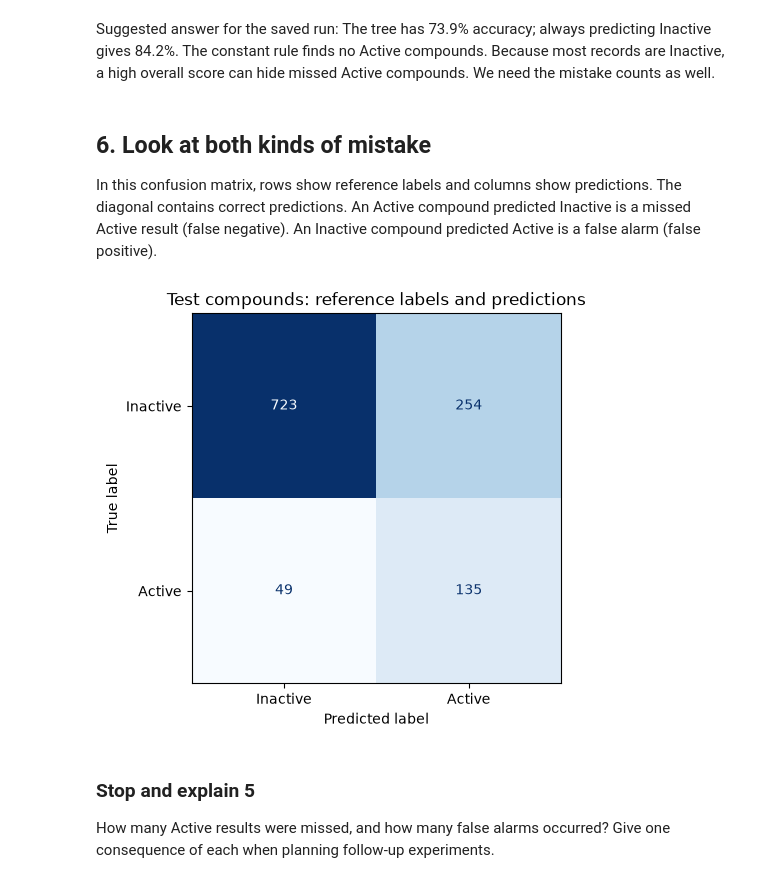
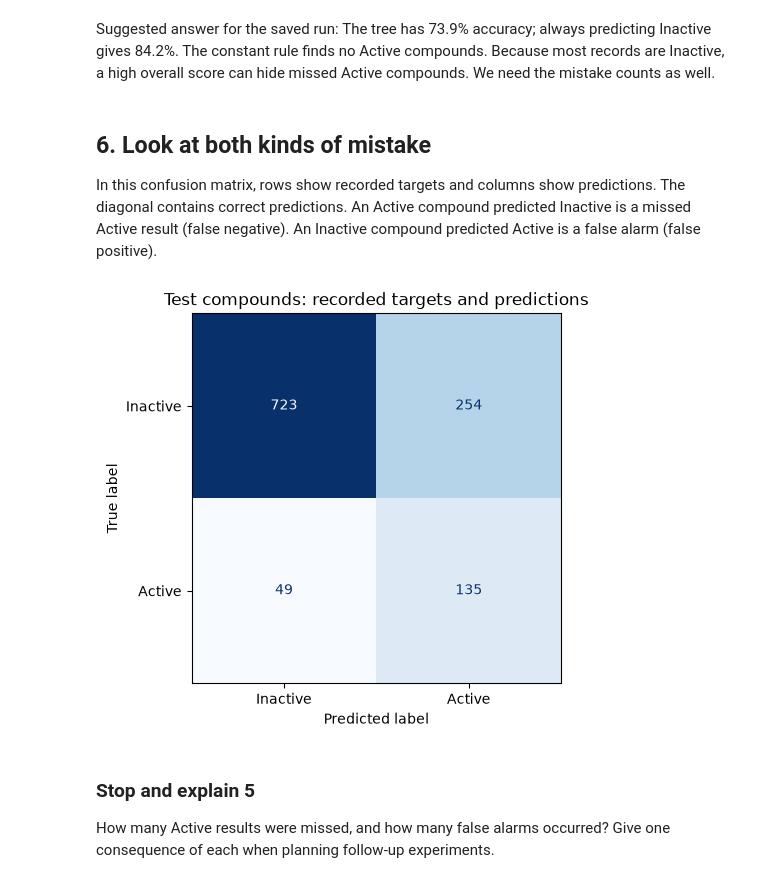
Before and after one commit to CompOmics/ML_AI_Analytical_Chemistry_Course, a Jupyter notebook: 01_Foundations/notebooks/TD1_tox21_solution.ipynb, the cells around one changed output. Drawn from its saved outputs; the diff is of its cells as text; code cells hidden in the pictures.

```diff
--- a/01_Foundations/notebooks/TD1_tox21_solution.ipynb
+++ b/01_Foundations/notebooks/TD1_tox21_solution.ipynb
@@ -144,6 +149,6 @@ more common than Active; we keep these unequal class sizes.
 # %%
-labels = data["SR-MMP"].map({0: "Inactive", 1: "Active"})
-print(labels.value_counts())
+targets = data["SR-MMP"].map({0: "Inactive", 1: "Active"})
+print(targets.value_counts())
 # %% [output]
 SR-MMP
 Inactive    4886
@@ -208,7 +215,7 @@ Keep 80% for training and 20% for testing: 4,643 and 1,161 records.
 the split repeatable. Keep these settings unchanged throughout the series.
 # %%
 X_train, X_test, y_train, y_test = train_test_split(
-    features, labels, test_size=0.20, random_state=42, stratify=labels
+    features, targets, test_size=0.20, random_state=42, stratify=targets
 )
 print("Training samples:", len(X_train))
 print("Test samples:", len(X_test))
@@ -306,19 +350,19 @@ can hide missed Active compounds. We need the mistake counts as well.
 # %% [markdown]
 ## 6. Look at both kinds of mistake
 
-In this confusion matrix, rows show reference labels and columns show
+In this confusion matrix, rows show recorded targets and columns show
 predictions. The diagonal contains correct predictions. An Active compound
 predicted Inactive is a missed Active result (false negative). An
 Inactive compound predicted Active is a false alarm (false positive).
 # %%
 ConfusionMatrixDisplay.from_predictions(
     y_test, predictions, labels=["Inactive", "Active"],
     cmap="Blues", colorbar=False
 )
-plt.title("Test compounds: reference labels and predictions")
+plt.title("Test compounds: recorded targets and predictions")
 plt.show()
 # %% [output]
-[figure, old version]
+[figure, new version]
 # %% [markdown]
 ### Stop and explain 5
 
```
Also changed, not shown: parts of 40 cells of this notebook, 15 other files.
